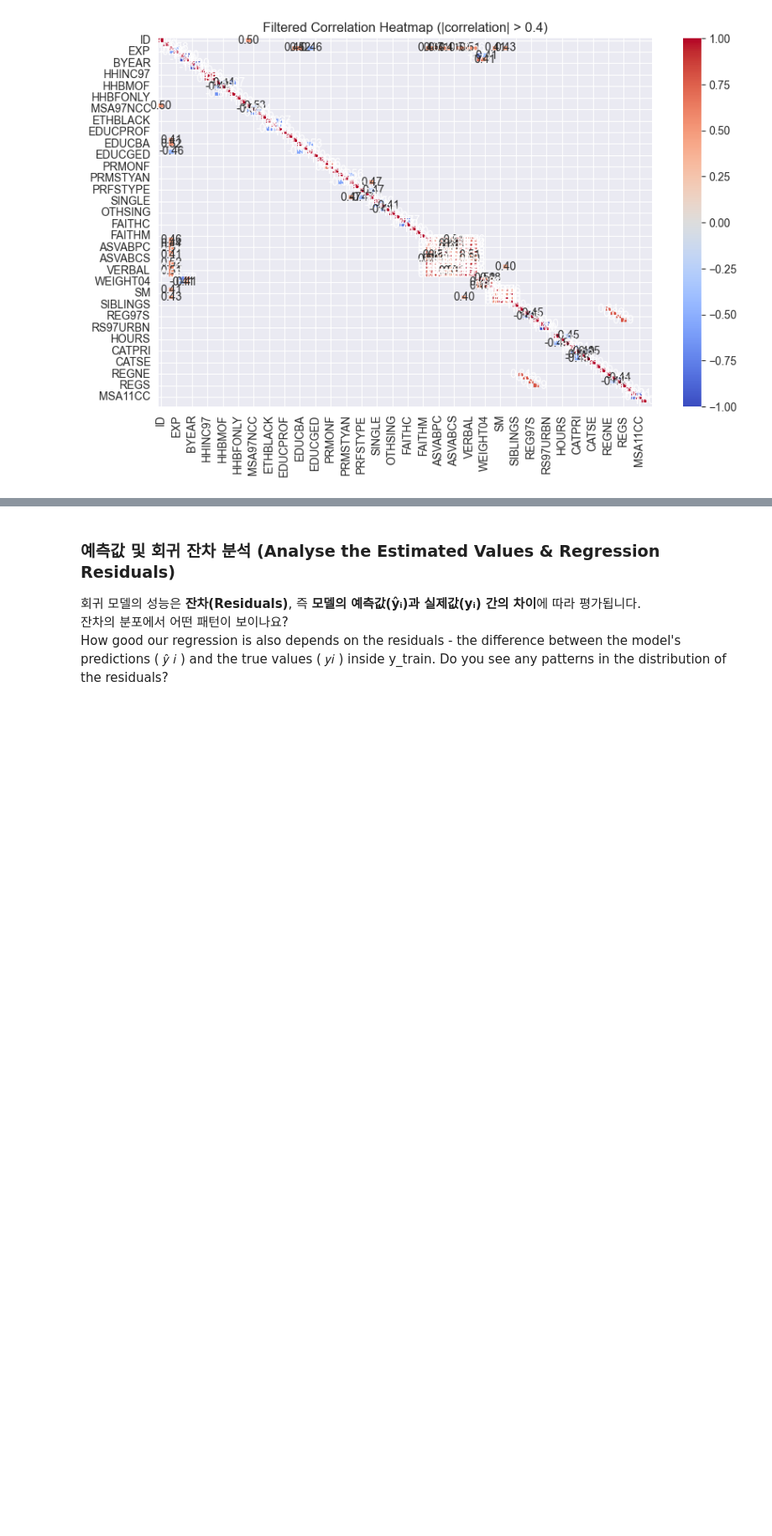
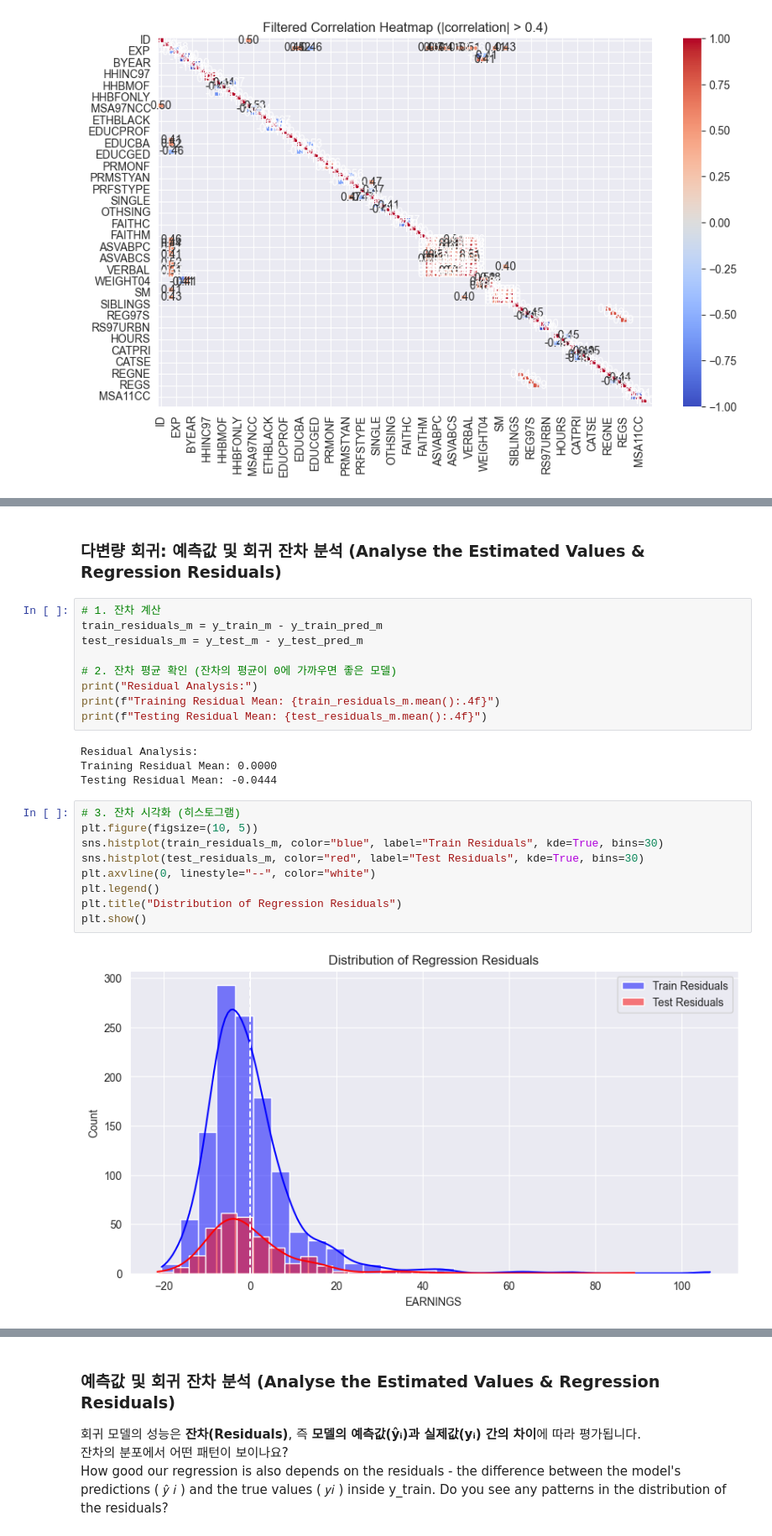
Before and after one commit to JELKOV/Data-Driven-Prosperity, a Jupyter notebook: Determinants_of_Earnings_(start).ipynb, the cells around one changed output, grey strips where cells are left out. Shown at 84% size. Saved outputs shown, nothing was run; the diff lists cells and outputs as text; blank space fills up the shorter version.

```diff
--- a/Determinants_of_Earnings_(start).ipynb
+++ b/Determinants_of_Earnings_(start).ipynb
@@ -347,0 +488,26 @@ Interpret the regression. How many extra dollars can one expect to earn for an a
+# %% [markdown]
+### 다변량 회귀: 예측값 및 회귀 잔차 분석 (Analyse the Estimated Values & Regression Residuals)
+# %%
+# 1. 잔차 계산
+train_residuals_m = y_train_m - y_train_pred_m
+test_residuals_m = y_test_m - y_test_pred_m
+
+# 2. 잔차 평균 확인 (잔차의 평균이 0에 가까우면 좋은 모델)
+print("Residual Analysis:")
+print(f"Training Residual Mean: {train_residuals_m.mean():.4f}")
+print(f"Testing Residual Mean: {test_residuals_m.mean():.4f}")
+# %% [output]
+Residual Analysis:
+Training Residual Mean: 0.0000
+Testing Residual Mean: -0.0444
+# %%
+# 3. 잔차 시각화 (히스토그램)
+plt.figure(figsize=(10, 5))
+sns.histplot(train_residuals_m, color="blue", label="Train Residuals", kde=True, bins=30)
+sns.histplot(test_residuals_m, color="red", label="Test Residuals", kde=True, bins=30)
+plt.axvline(0, linestyle="--", color="white")
+plt.legend()
+plt.title("Distribution of Regression Residuals")
+plt.show()
+# %% [output]
+[figure, added]
```
Also changed, not shown: parts of 53 cells of this notebook, 1 other file.
